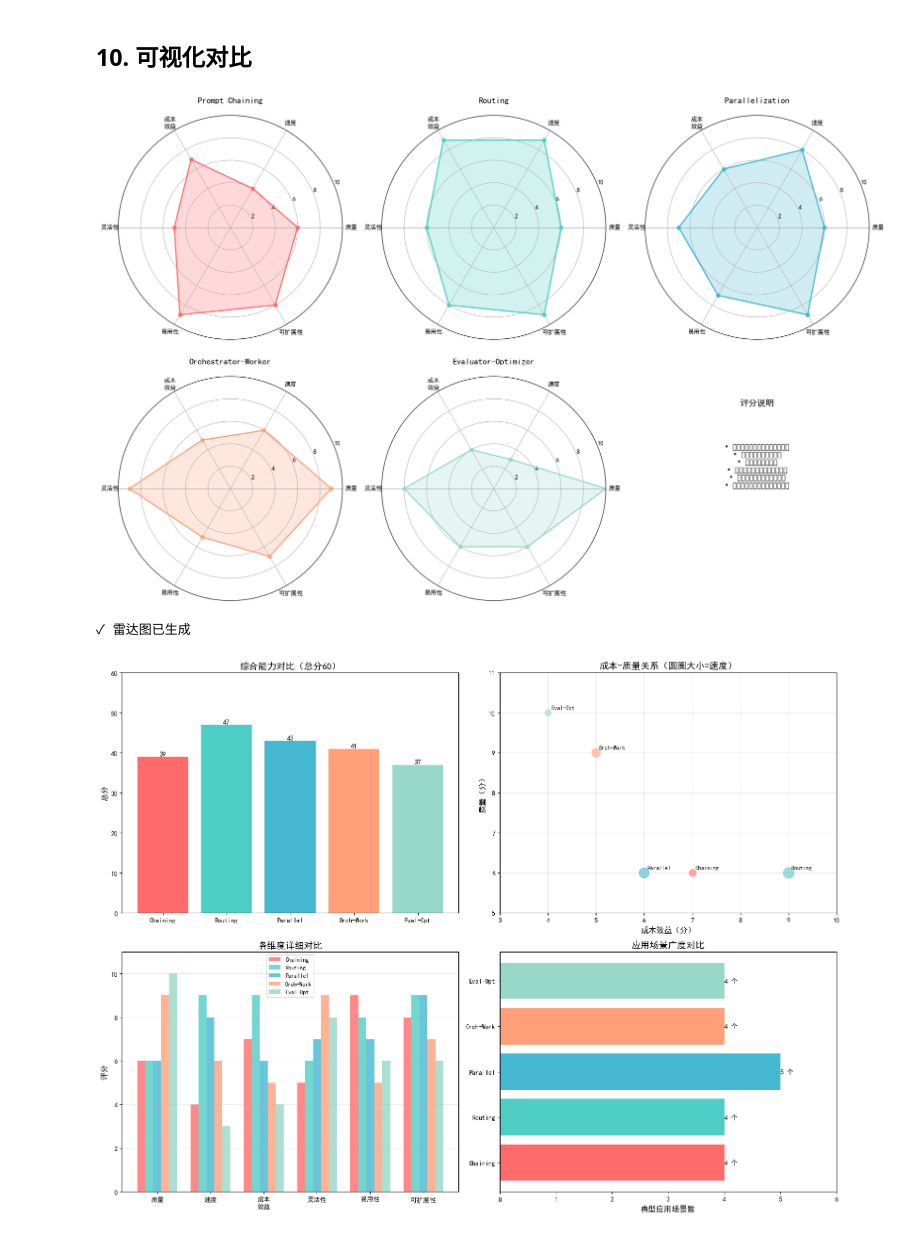
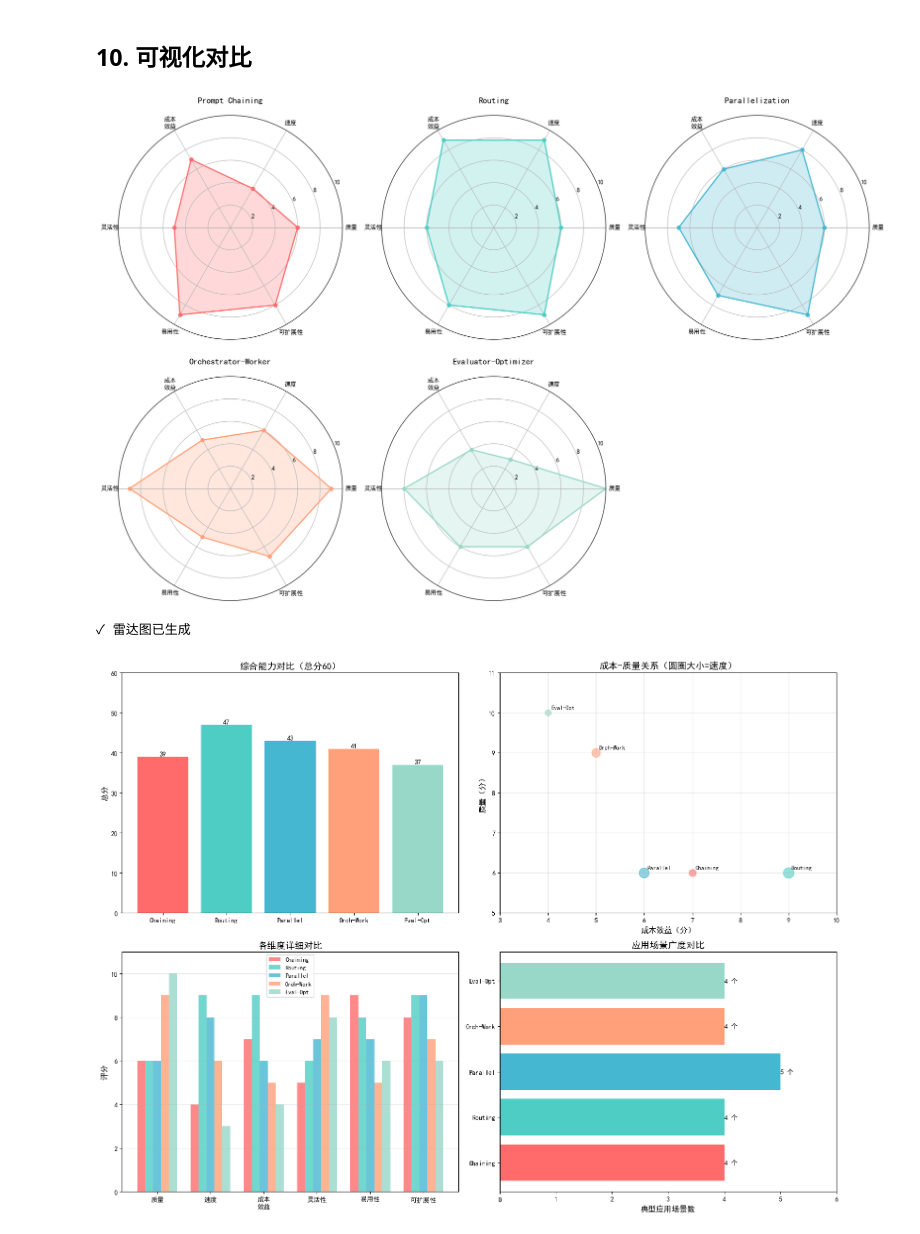
Before and after one commit to 123dx-svg/AISystemDesignPattern, a Jupyter notebook: AI-Design-Patterns-Summary.ipynb, the cells around one changed output. Drawn from its saved outputs; the diff is of its cells as text; code cells hidden in the pictures.

```diff
--- a/AI-Design-Patterns-Summary.ipynb
+++ b/AI-Design-Patterns-Summary.ipynb
@@ -1014,45 +1014,34 @@ patterns_scores = {
 angles = np.linspace(0, 2 * np.pi, N, endpoint=False).tolist()
 angles += angles[:1]
 
 fig, axes = plt.subplots(2, 3, figsize=(18, 12), subplot_kw=dict(projection='polar'))
 axes = axes.flatten()
 
 colors = ['#FF6B6B', '#4ECDC4', '#45B7D1', '#FFA07A', '#98D8C8']
 
 # 为每个模式创建雷达图
 for idx, (pattern, scores) in enumerate(patterns_scores.items()):
     ax = axes[idx]
     scores_plot = scores + scores[:1]
 
     ax.plot(angles, scores_plot, 'o-', linewidth=2, label=pattern, color=colors[idx])
     ax.fill(angles, scores_plot, alpha=0.25, color=colors[idx])
     ax.set_xticks(angles[:-1])
     ax.set_xticklabels(categories, size=10)
     ax.set_ylim(0, 10)
     ax.set_title(pattern, size=14, weight='bold', pad=20)
     ax.grid(True)
 
 # 最后一个子图用于图例和总结
 axes[5].axis('off')
-axes[5].text(0.5, 0.9, '评分说明', ha='center', va='top',
-             transform=axes[5].transAxes, size=14, weight='bold')
-axes[5].text(0.5, 0.7,
-             '• 质量：输出结果的准确性和深度\n'
-             '• 速度：响应时间的快慢\n'
-             '• 成本效益：性价比\n'
-             '• 灵活性：适应不同任务的能力\n'
-             '• 易用性：实现和维护的难度\n'
-             '• 可扩展性：应对规模增长的能力',
-             ha='center', va='top', transform=axes[5].transAxes,
-             size=11, family='monospace')
 
 plt.tight_layout()
 plt.savefig('ai_patterns_comparison_radar.png', dpi=300, bbox_inches='tight')
 plt.show()
 
 print("✓ 雷达图已生成")
 # %% [output]
-[figure, old version]
+[figure, new version]
 ✓ 雷达图已生成
 # %%
 # 创建对比柱状图
```
